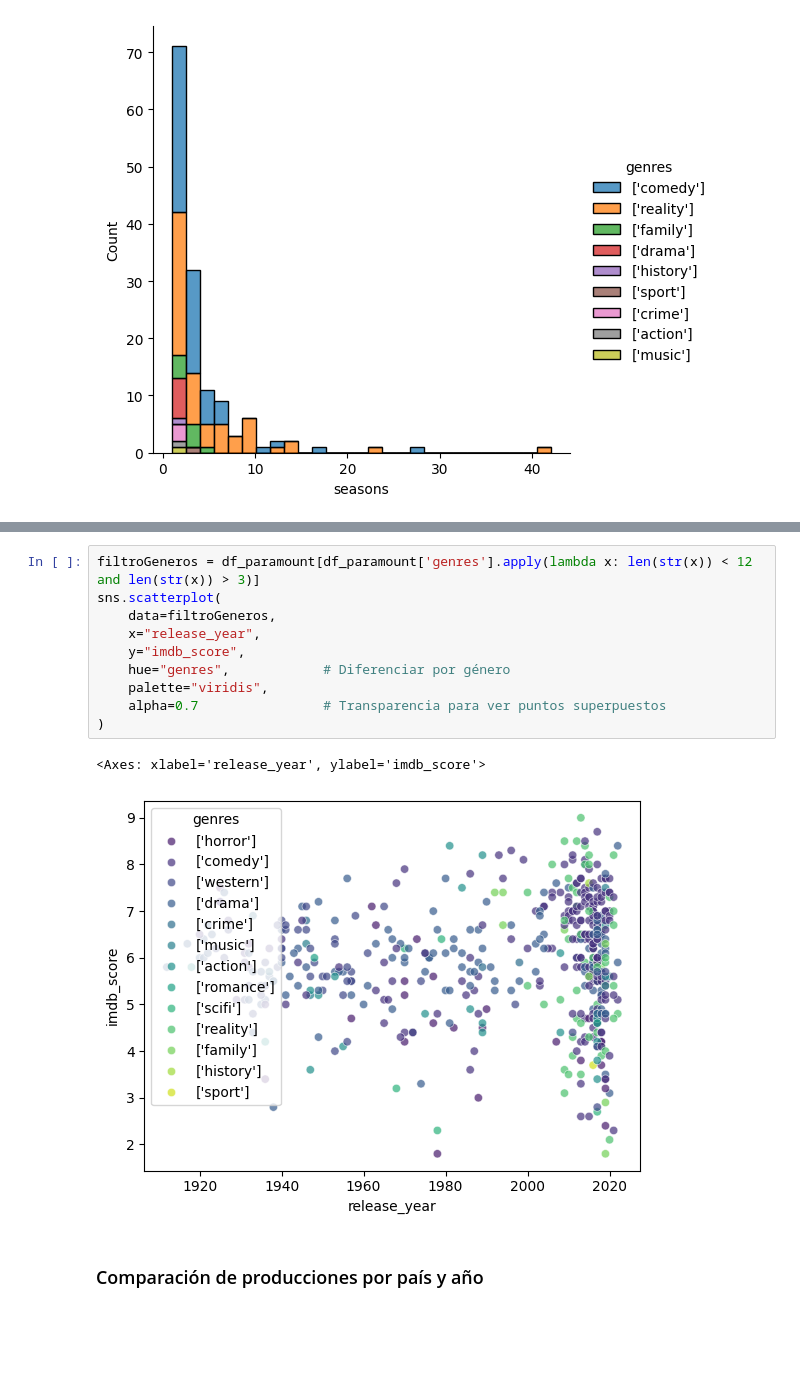
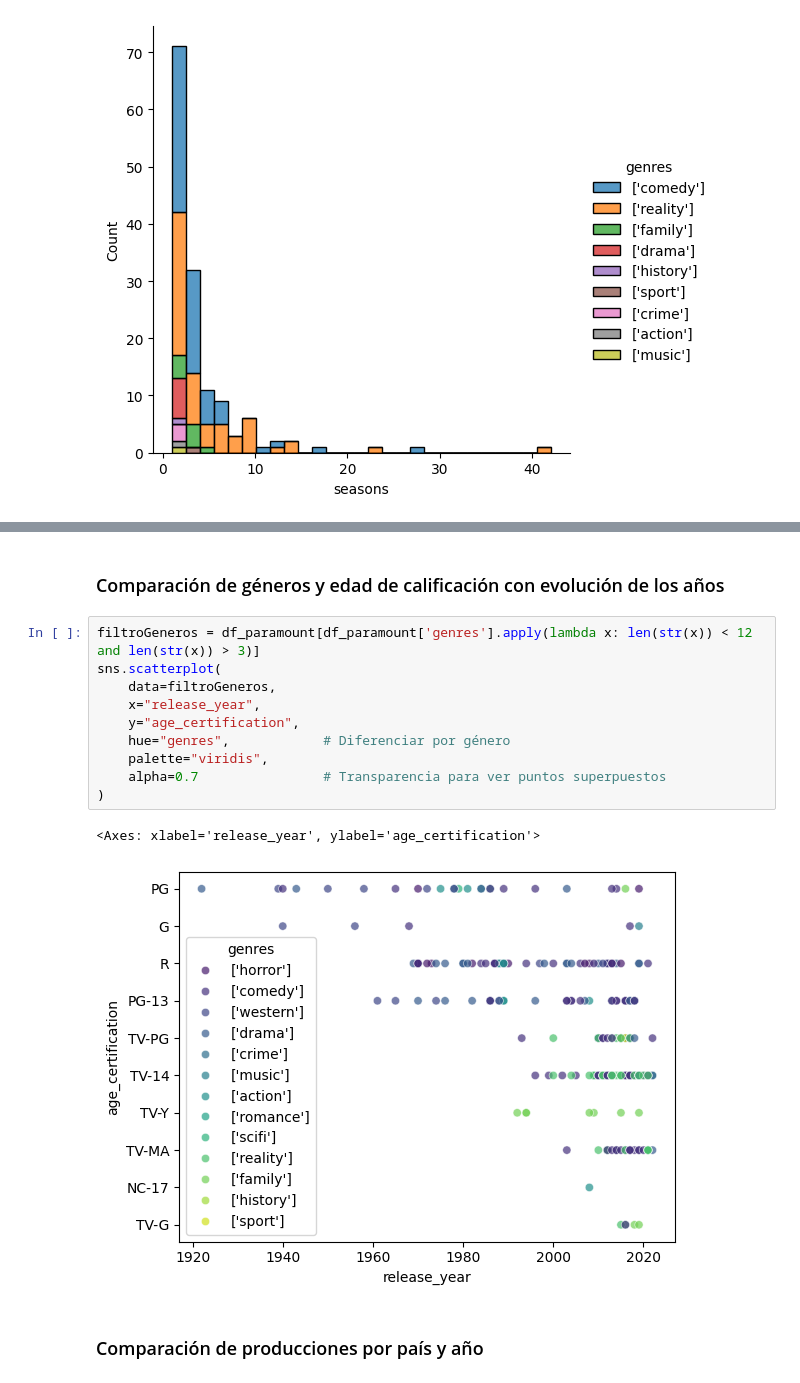
Before and after one commit to davidcabrero/EDA_Paramount, a Jupyter notebook: EDA_Paramount.ipynb, the cells around one changed output, grey strips where cells are left out. Cells and saved outputs as stored; diff of their text form; blank space fills up the shorter version.

```diff
--- a/EDA_Paramount.ipynb
+++ b/EDA_Paramount.ipynb
@@ -231,16 +241,18 @@ sns.displot(data=filtroSeries,
+# %% [markdown]
+### Comparación de géneros y edad de calificación con evolución de los años
 # %%
 filtroGeneros = df_paramount[df_paramount['genres'].apply(lambda x: len(str(x)) < 12 and len(str(x)) > 3)]
 sns.scatterplot(
     data=filtroGeneros,
     x="release_year",
-    y="imdb_score",
+    y="age_certification",
     hue="genres",            # Diferenciar por género
     palette="viridis",
     alpha=0.7                # Transparencia para ver puntos superpuestos
 )
 # %% [output]
-<Axes: xlabel='release_year', ylabel='imdb_score'>
+<Axes: xlabel='release_year', ylabel='age_certification'>
-[figure, old version]
+[figure, new version]
 # %% [markdown]
 ### Comparación de producciones por país y año
 # %%
```
Also changed, not shown: parts of 2 cells of this notebook.
